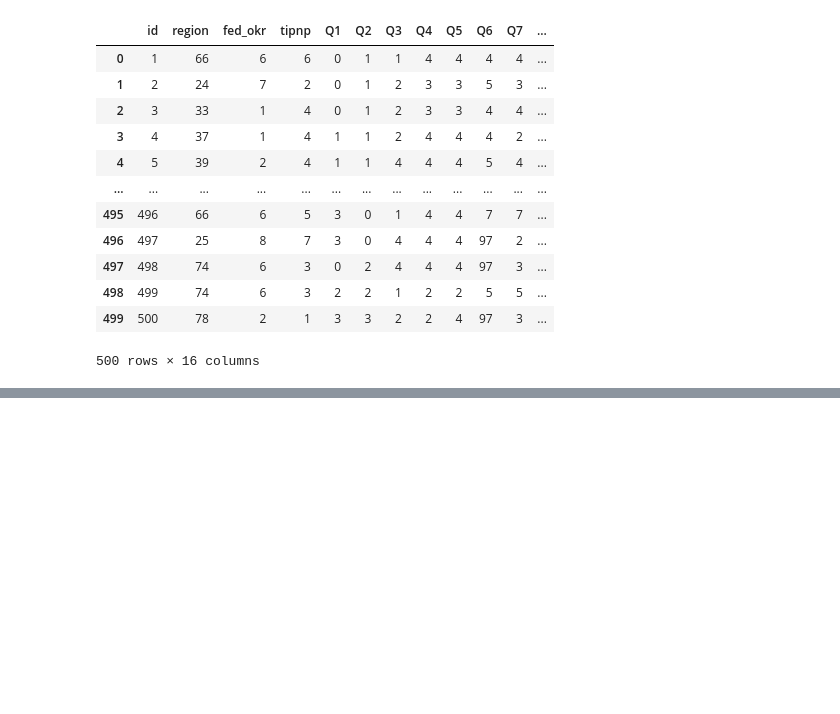
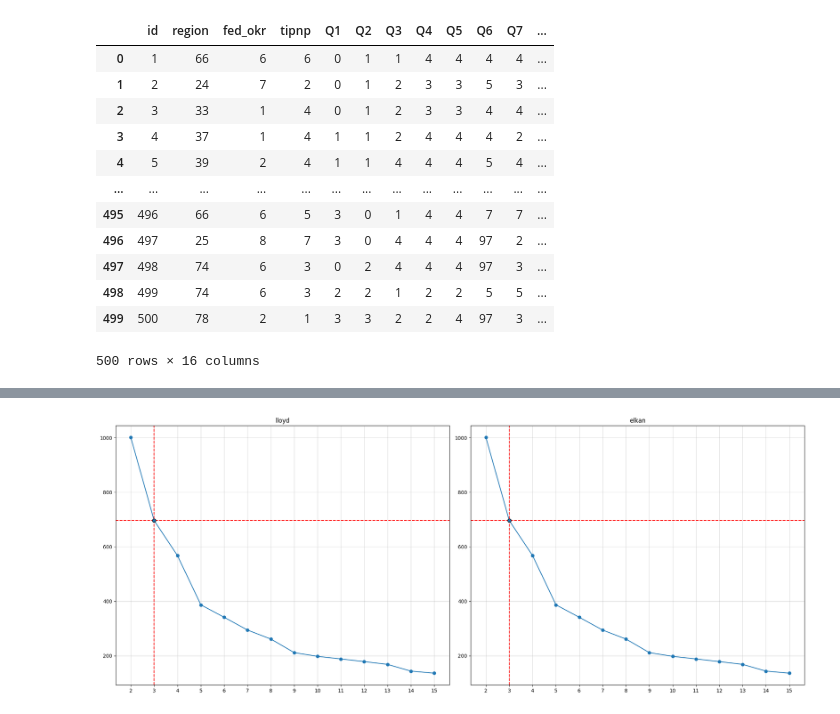
Before and after one commit to egorbeckish/Masters-program, a Jupyter notebook: 1. First Course/Semester 2/Вероятность и статистическое моделирование/4. Май/15.05.2026/main.ipynb, the cells around one changed output, grey strips where cells are left out. Saved outputs shown, nothing was run; the diff lists cells and outputs as text; code cells hidden in the pictures; blank space fills up the shorter version.

```diff
--- a/1. First Course/Semester 2/Вероятность и статистическое моделирование/4. Май/15.05.2026/main.ipynb
+++ b/1. First Course/Semester 2/Вероятность и статистическое моделирование/4. Май/15.05.2026/main.ipynb
@@ -23,0 +35,41 @@ df
+# %%
+data_Kmeans = {
+	"lloyd": [],
+	"elkan": []
+}
+
+data_silhouette = {
+	"lloyd": [],
+	"elkan": []
+}
+
+k_range = range(2, 16)
+
+for k in k_range:
+	for algorithm in ["lloyd", "elkan"]:
+		model_KMeans = KMeans(k, algorithm=algorithm, random_state=42)
+		model_KMeans.fit(x_scaler)
+
+		data_Kmeans[algorithm] += [model_KMeans.inertia_]
+		data_silhouette[algorithm] += [silhouette_score(x_scaler, model_KMeans.labels_)]
+# %%
+fig, ax = plt.subplots(1, 2, figsize=(20, 8))
+
+for i, (k, v) in enumerate(data_Kmeans.items()):
+	best_index_score = np.argmin(np.diff(v)) + 1
+	best_score = v[best_index_score]
+	best_k_Kmeans = k_range[best_index_score]
+
+	ax[i].plot(k_range, v, "o-")
+	ax[i].axhline(best_score, c="r", ls="--")
+	ax[i].axvline(best_k_Kmeans, c="r", ls="--")
+	ax[i].scatter(best_k_Kmeans, best_score, s=50, ec="k", zorder=3)
+	ax[i].grid(alpha=.5)
+
+	ax[i].set_xticks(k_range)
+	ax[i].set_title(k)
+
+plt.tight_layout()
+plt.show()
+# %% [output]
+[figure, added]
```
Also changed, not shown: parts of 18 cells of this notebook.
